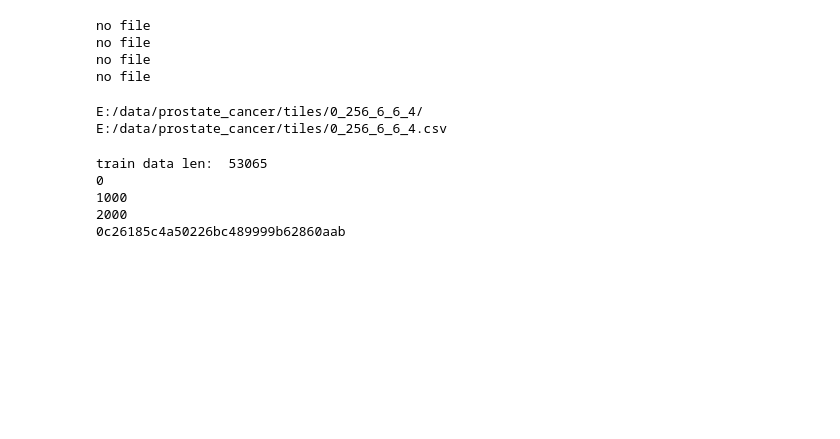
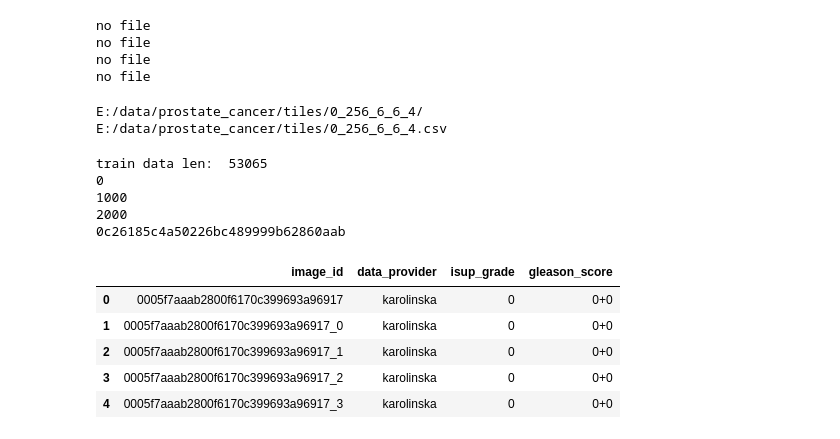
Before and after one commit to rootdobos/practica, a Jupyter notebook: sandbox/subset_extracting.ipynb, the cells around one changed output. Saved outputs shown, nothing was run; the diff lists cells and outputs as text; code cells hidden in the pictures; blank space fills up the shorter version.

```diff
--- a/sandbox/subset_extracting.ipynb
+++ b/sandbox/subset_extracting.ipynb
@@ -107,3 +107,19 @@ for x in batch:
 #     res = list(
 #         tqdm(pool.imap(utils3.resize, list(batch)), total = len(batch))
 #     )
+# %%
+from multiprocessing import Pool
+from tqdm.notebook import tqdm
+import pandas as pd
+import os
+import utils3
+
+df = pd.read_csv('E:/data/prostate_cancer/tiles/0_256_6_6_4.csv')
+df.head()
+# %% [output]
+|  | image_id | data_provider | isup_grade | gleason_score |
+| 0 | 0005f7aaab2800f6170c399693a96917 | karolinska | 0 | 0+0 |
+| 1 | 0005f7aaab2800f6170c399693a96917_0 | karolinska | 0 | 0+0 |
+| 2 | 0005f7aaab2800f6170c399693a96917_1 | karolinska | 0 | 0+0 |
+| 3 | 0005f7aaab2800f6170c399693a96917_2 | karolinska | 0 | 0+0 |
+| 4 | 0005f7aaab2800f6170c399693a96917_3 | karolinska | 0 | 0+0 |
```
Also changed, not shown: parts of 4 cells of this notebook, 58 other files.
